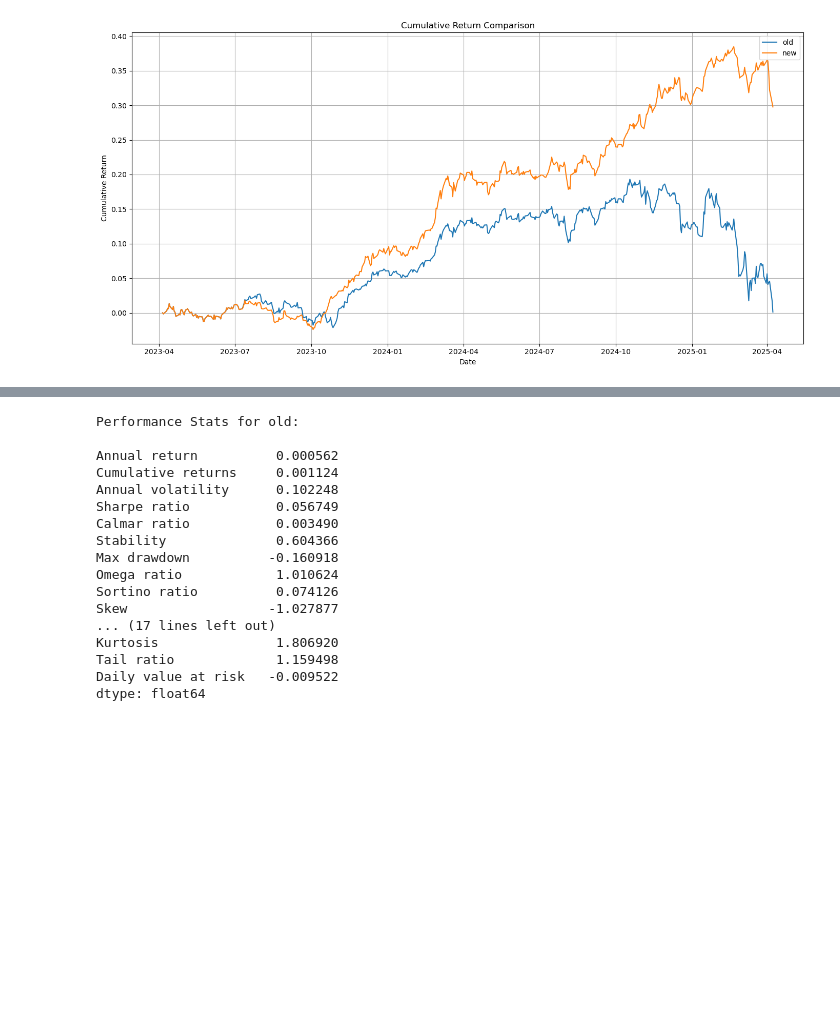
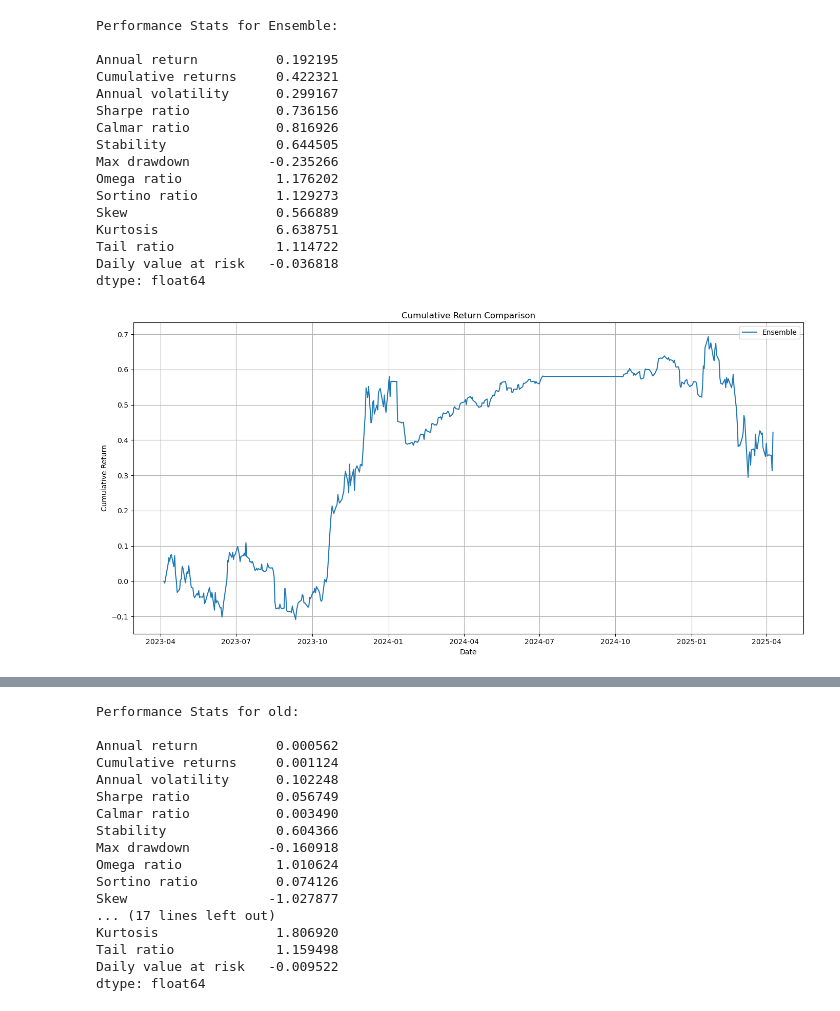
Before and after one commit to gary30hii/TradingAgent, a Jupyter notebook: evaluation.ipynb, the cells around one changed output, grey strips where cells are left out. Saved outputs shown, nothing was run; the diff lists cells and outputs as text; code cells hidden in the pictures; blank space fills up the shorter version.

```diff
--- a/evaluation.ipynb
+++ b/evaluation.ipynb
@@ -76,18 +77,20 @@ dtype: float64
-# %%
-# Plot cumulative return
-plt.figure(figsize=(14, 7))
-for df, name in zip(return_dfs, agent_names):
-    # Convert to pyfolio ts and calculate cumulative return
-    strat = convert_daily_return_to_pyfolio_ts(df)
-    cum_return = (1 + strat).cumprod() - 1
-    plt.plot(cum_return.index, cum_return.values, label=name)
-
-plt.title("Cumulative Return Comparison")
-plt.xlabel("Date")
-plt.ylabel("Cumulative Return")
-plt.legend()
-plt.grid(True)
-plt.tight_layout()
-plt.show()
-# %% [output]
-[figure, removed]
+# %%
+analyze_and_plot_returns(base_folder="2015-2025_crypto")
+# %% [output]
+Performance Stats for Ensemble:
+
+Annual return          0.192195
+Cumulative returns     0.422321
+Annual volatility      0.299167
+Sharpe ratio           0.736156
+Calmar ratio           0.816926
+Stability              0.644505
+Max drawdown          -0.235266
+Omega ratio            1.176202
+Sortino ratio          1.129273
+Skew                   0.566889
+Kurtosis               6.638751
+Tail ratio             1.114722
+Daily value at risk   -0.036818
+dtype: float64
+[figure, added]
```
Also changed, not shown: parts of 2 cells of this notebook.
